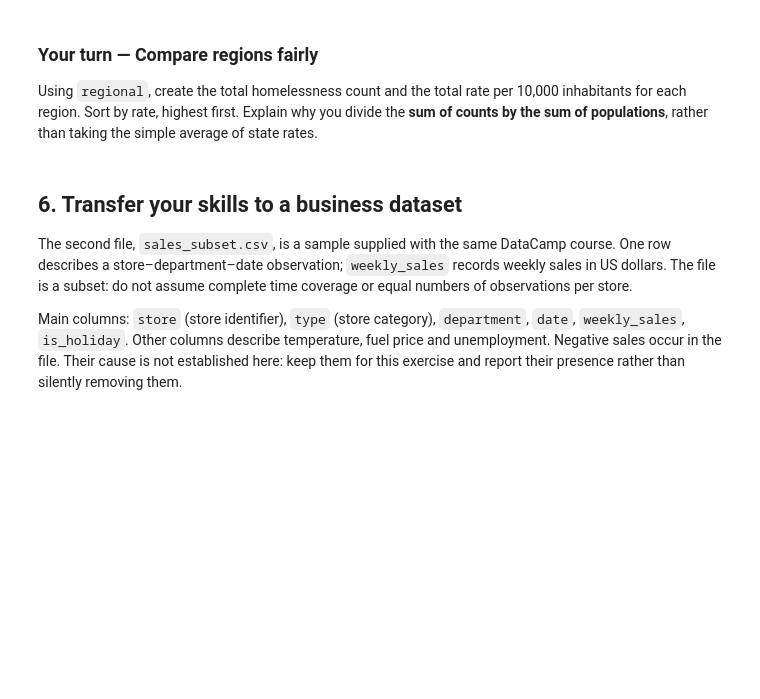
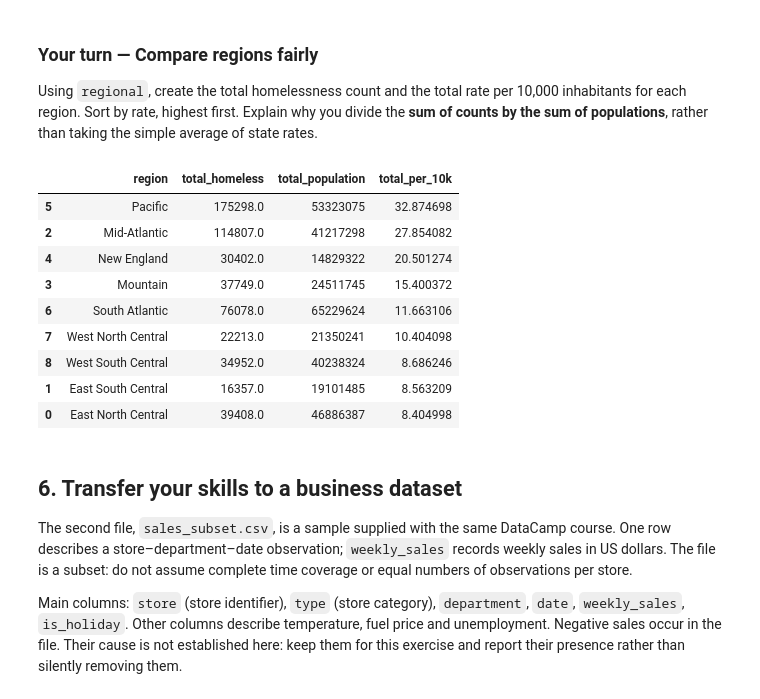
Before and after one commit to snvpey/INF4-GroupeMontagne, a Jupyter notebook: notebooks/02-Pandas-Manipulation-S2.ipynb, the cells around one changed output. Drawn from its saved outputs; the diff is of its cells as text; code cells hidden in the pictures; blank space fills up the shorter version.

```diff
--- a/notebooks/02-Pandas-Manipulation-S2.ipynb
+++ b/notebooks/02-Pandas-Manipulation-S2.ipynb
@@ -256,7 +404,42 @@ regional.head()
 Using `regional`, create the total homelessness count and the total rate per 10,000 inhabitants for each region.
 Sort by rate, highest first. Explain why you divide the **sum of counts by the sum of populations**, rather than taking the simple average of state rates.
 # %%
-# Your code here
+# Total de personnes sans-abri par État
+regional["total_homeless"] = (
+    regional["individuals"] + regional["family_members"]
+)
+
+# Agréger les comptes et les populations par région
+regional_summary = regional.groupby("region").agg(
+    total_homeless=("total_homeless", "sum"),
+    total_population=("state_pop", "sum")
+).reset_index()
+
+# Taux pour 10 000 habitants
+regional_summary["total_per_10k"] = (
+    regional_summary["total_homeless"]
+    / regional_summary["total_population"]
+    * 10000
+)
+
+# Trier du taux le plus élevé au plus faible
+regional_summary = regional_summary.sort_values(
+    "total_per_10k",
+    ascending=False
+)
+
+regional_summary
+# %% [output]
+|  | region | total_homeless | total_population | total_per_10k |
+| 5 | Pacific | 175298.0 | 53323075 | 32.874698 |
+| 2 | Mid-Atlantic | 114807.0 | 41217298 | 27.854082 |
+| 4 | New England | 30402.0 | 14829322 | 20.501274 |
+| 3 | Mountain | 37749.0 | 24511745 | 15.400372 |
+| 6 | South Atlantic | 76078.0 | 65229624 | 11.663106 |
+| 7 | West North Central | 22213.0 | 21350241 | 10.404098 |
+| 8 | West South Central | 34952.0 | 40238324 | 8.686246 |
+| 1 | East South Central | 16357.0 | 19101485 | 8.563209 |
+| 0 | East North Central | 39408.0 | 46886387 | 8.404998 |
 # %% [markdown]
 ## 6. Transfer your skills to a business dataset
 The second file, `sales_subset.csv`, is a sample supplied with the same DataCamp course.
```
Also changed, not shown: parts of 14 cells of this notebook.
